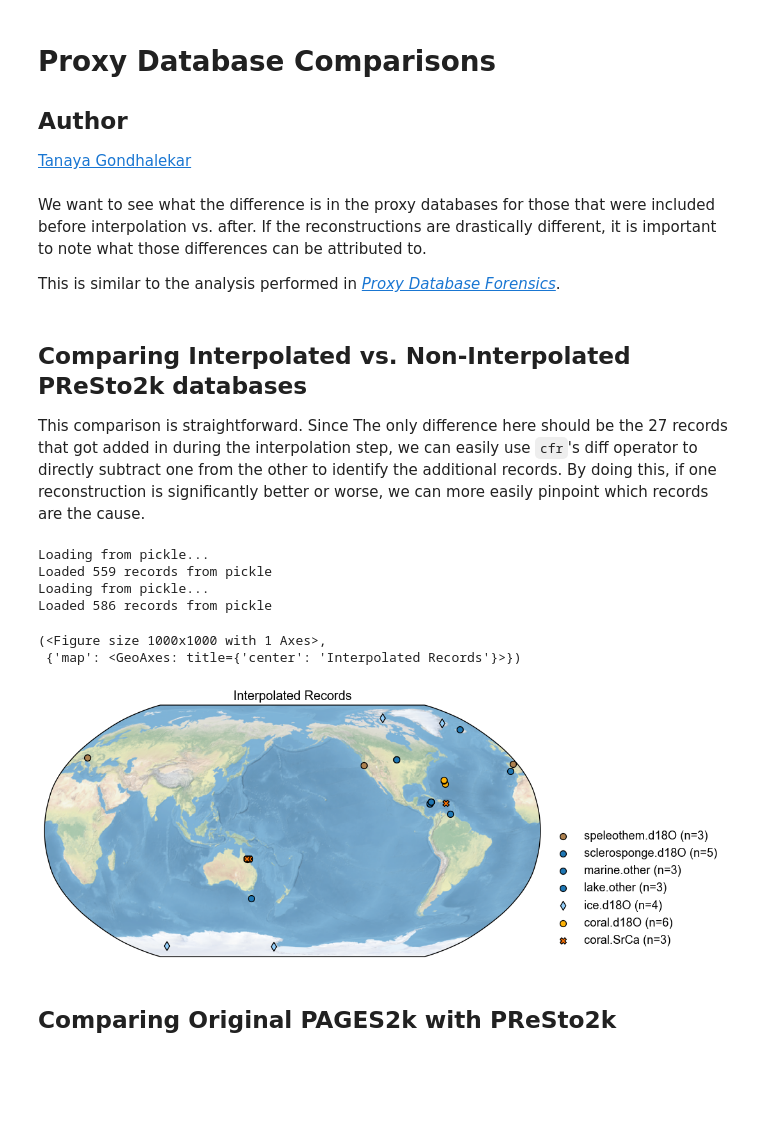
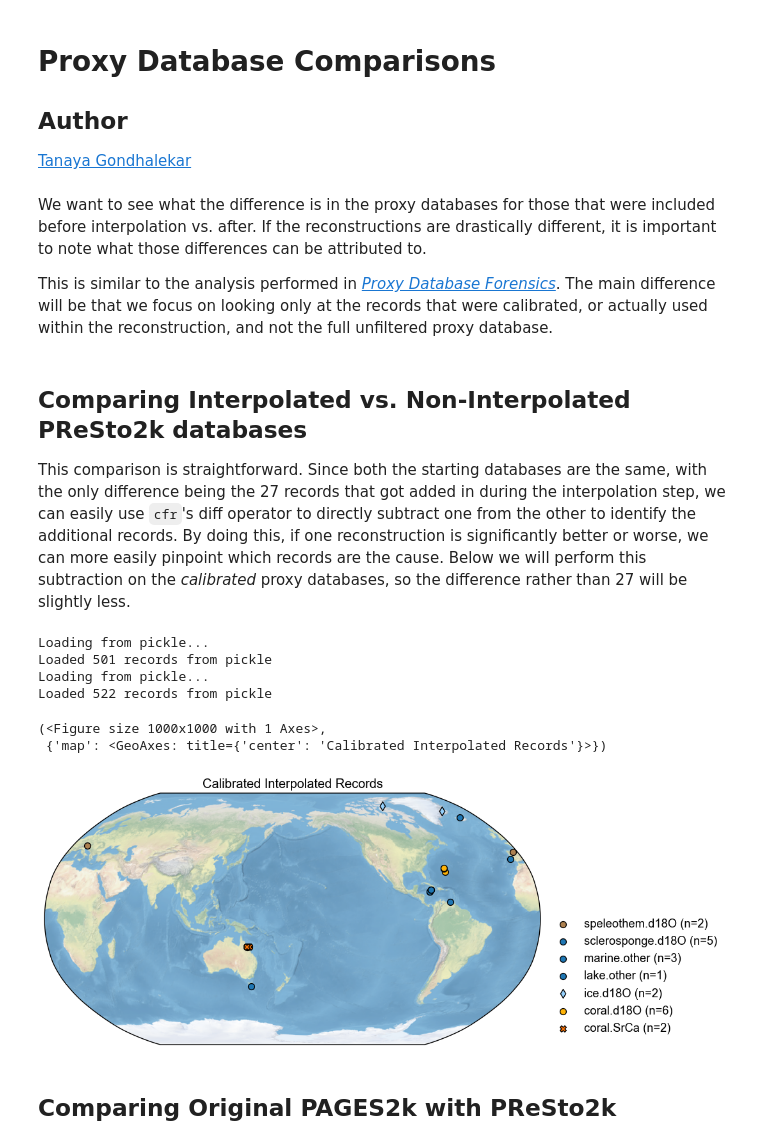
Before and after one commit to LinkedEarth/presto2k_cfr_pb, a Jupyter notebook: notebooks/validation/C03_b_proxydb_compare.ipynb, the cells around one changed output. Drawn from its saved outputs; the diff is of its cells as text; code cells hidden in the pictures; blank space fills up the shorter version.

```diff
--- a/notebooks/validation/C03_b_proxydb_compare.ipynb
+++ b/notebooks/validation/C03_b_proxydb_compare.ipynb
@@ -6,7 +6,7 @@
 # %% [markdown]
 We want to see what the difference is in the proxy databases for those that were included before interpolation vs. after. If the reconstructions are drastically different, it is important to note what those differences can be attributed to.
 
-This is similar to the analysis performed in [_Proxy Database Forensics_](https://linked.earth/reproduce_lmr_pb/notebooks/validation/C03_b_comparison.html).
+This is similar to the analysis performed in [_Proxy Database Forensics_](https://linked.earth/reproduce_lmr_pb/notebooks/validation/C03_b_comparison.html). The main difference will be that we focus on looking only at the records that were calibrated, or actually used within the reconstruction, and not the full unfiltered proxy database.
 # %%
 import cfr
 import pickle
@@ -16,35 +16,35 @@ import matplotlib.pyplot as plt
 # %% [markdown]
 ## Comparing Interpolated vs. Non-Interpolated PReSto2k databases
 
-This comparison is straightforward. Since The only difference here should be the 27 records that got added in during the interpolation step, we can easily use `cfr`'s diff operator to directly subtract one from the other to identify the additional records. By doing this, if one reconstruction is significantly better or worse, we can more easily pinpoint which records are the cause.
+This comparison is straightforward. Since both the starting databases are the same, with the only difference being the 27 records that got added in during the interpolation step, we can easily use `cfr`'s diff operator to directly subtract one from the other to identify the additional records. By doing this, if one reconstruction is significantly better or worse, we can more easily pinpoint which records are the cause. Below we will perform this subtraction on the _calibrated_ proxy databases, so the difference rather than 27 will be slightly less.
 # %%
 print("Loading from pickle...")
-with open('./prev_data/pdb_w_seasonality_annual.pkl', 'rb') as f:
+with open('../prev_data/calibrated/calibrated_pdb_w_seasonality_annual.pkl', 'rb') as f:
     no_interp = pickle.load(f)
 
 print(f"Loaded {no_interp.nrec} records from pickle")
 
 print("Loading from pickle...")
-with open('./prev_data/pdb_w_seasonality_annual_interp.pkl', 'rb') as f:
+with open('../prev_data/calibrated/calibrated_pdb_w_seasonality_annual_interp.pkl', 'rb') as f:
     with_interp = pickle.load(f)
 
 print(f"Loaded {with_interp.nrec} records from pickle")
 # %% [output]
 Loading from pickle...
-Loaded 559 records from pickle
+Loaded 501 records from pickle
 Loading from pickle...
-Loaded 586 records from pickle
+Loaded 522 records from pickle
 # %%
 no_interp_pdb = no_interp
 with_interp_pdb = with_interp
 
 diff = with_interp_pdb-no_interp_pdb
 # %%
-diff.plot(title='Interpolated Records')
+diff.plot(title='Calibrated Interpolated Records')
 # %% [output]
 (<Figure size 1000x1000 with 1 Axes>,
- {'map': <GeoAxes: title={'center': 'Interpolated Records'}>})
+ {'map': <GeoAxes: title={'center': 'Calibrated Interpolated Records'}>})
-[figure, old version]
+[figure, new version]
 # %% [markdown]
 ## Comparing Original PAGES2k with PReSto2k
 # %% [markdown]
```
Also changed, not shown: parts of 16 cells of this notebook.
